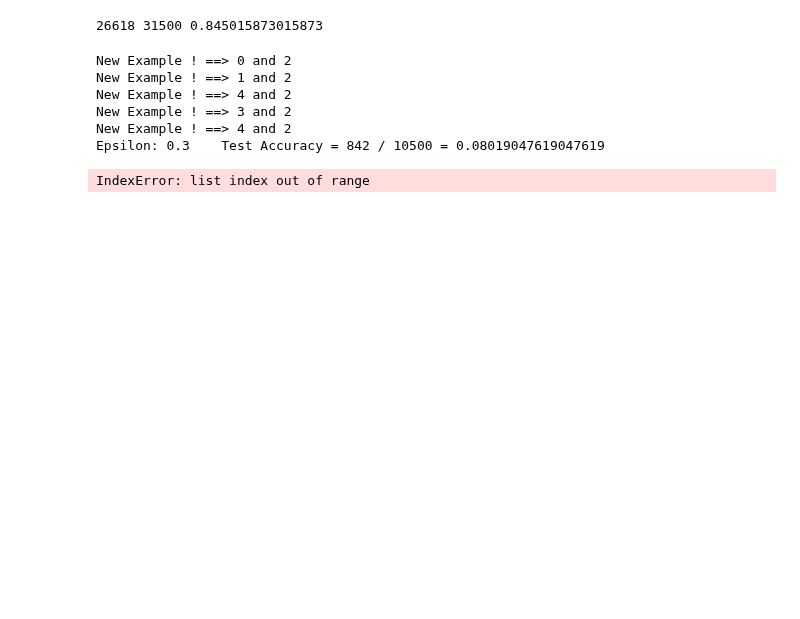
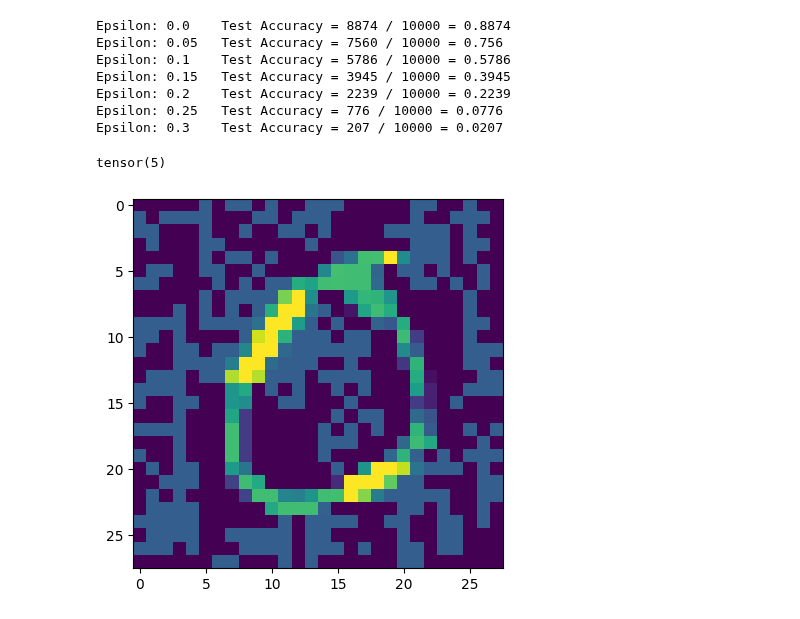
Before and after one commit to PoCInnovation/Workshops, a Jupyter notebook: ai/Adversarial-Attack/notebook.ipynb, the cells around one changed output. Saved outputs shown, nothing was run; the diff lists cells and outputs as text; code cells hidden in the pictures; blank space fills up the shorter version.

```diff
--- a/ai/Adversarial-Attack/notebook.ipynb
+++ b/ai/Adversarial-Attack/notebook.ipynb
@@ -113,3 +102,18 @@ x_formated = einops.rearrange(x_test_t, 'n (h w) -> n h w', h=28).unsqueeze(1)
+# %%
+"""Load the testing dataset """
+
+test_loader = torch.utils.data.DataLoader(
+    torchvision.datasets.MNIST(
+        '.',
+        train=False,
+        download=True,
+        transform=torchvision.transforms.Compose([
+            torchvision.transforms.ToTensor(),
+            torchvision.transforms.Normalize(mean=(0.1307), std=(0.3081))
+        ])),
+  batch_size=1,
+  shuffle=True
+)
 # %%
 def fast_gradient_sign_method(model: NeuralNetwork, image: torch.Tensor, gradient, epsilon: float):
     """ That's the main function for white box adversarial attack """
@@ -117,4 +121,14 @@ def fast_gradient_sign_method(model: NeuralNetwork, image: torch.Tensor, gradien
     perturbed_image = image + epsilon * sign_grad
     perturbed_image = torch.clamp(perturbed_image, 0, 1)
     return perturbed_image
+# %%
+"""View ==> Format data"""
+def denorm(batch, mean=[0.1307], std=[0.3081]):
+    """ Restores the tensors to their original scale"""
+    if isinstance(mean, list):
+        mean = torch.tensor(mean)
+    if isinstance(std, list):
+        std = torch.tensor(std)
+
+    return batch * std.view(1, -1, 1, 1) + mean.view(1, -1, 1, 1)
 # %%
@@ -150,36 +169,28 @@ def fgsm_attack(model: NeuralNetwork, x_test_formated: torch.Tensor, y_test_t, e
     return acc, adv_examples
-# %%
-answers = []
-
-output = net.forward(x_train_t)
-pred = output.argmax(dim=1)
-
-for prediction, target in zip(pred, y_train_t):
-    if prediction == target:
-        answers.append(prediction)
-# %% [output]
-26618 31500 0.845015873015873
 # %%
 list_examples = []
 list_accuracies = []
 
 all_epsilons = [0.0, 0.05, 0.1, 0.15, 0.2, 0.25, 0.3]
 
-# for eps in all_epsilons:
-final_acc, adv_examples = fgsm_attack(net, x_formated, y_test_t, 0.3)
-# list_examples.append(adv_examples)
-# list_accuracies.append(final_acc)
+"""Execute the attacks !!"""
+for eps in all_epsilons:
+    final_acc, adv_examples = fgsm_attack(net, test_loader, eps)
+    list_examples.append(adv_examples)
+    list_accuracies.append(final_acc)
 # %% [output]
-New Example ! ==> 0 and 2
-New Example ! ==> 1 and 2
-New Example ! ==> 4 and 2
-New Example ! ==> 3 and 2
-New Example ! ==> 4 and 2
-Epsilon: 0.3    Test Accuracy = 842 / 10500 = 0.08019047619047619
+Epsilon: 0.0    Test Accuracy = 8874 / 10000 = 0.8874
+Epsilon: 0.05   Test Accuracy = 7560 / 10000 = 0.756
+Epsilon: 0.1    Test Accuracy = 5786 / 10000 = 0.5786
+Epsilon: 0.15   Test Accuracy = 3945 / 10000 = 0.3945
+Epsilon: 0.2    Test Accuracy = 2239 / 10000 = 0.2239
+Epsilon: 0.25   Test Accuracy = 776 / 10000 = 0.0776
+Epsilon: 0.3    Test Accuracy = 207 / 10000 = 0.0207
 # %%
 """ Test examples """
-plt.imshow(adv_examples[4][2].detach().numpy().reshape((28, 28)))
-pred = net.nn(torch.flatten(net.conv(adv_examples[4][2])))
+plt.imshow(adv_examples[3][2].detach().numpy().reshape((28, 28)))
+pred = net.nn(torch.flatten(net.conv(adv_examples[3][2])))
 pred.argmax()
 # %% [output]
-IndexError: list index out of range
+tensor(5)
+[figure, added]
```
Also changed, not shown: parts of 10 cells of this notebook.
